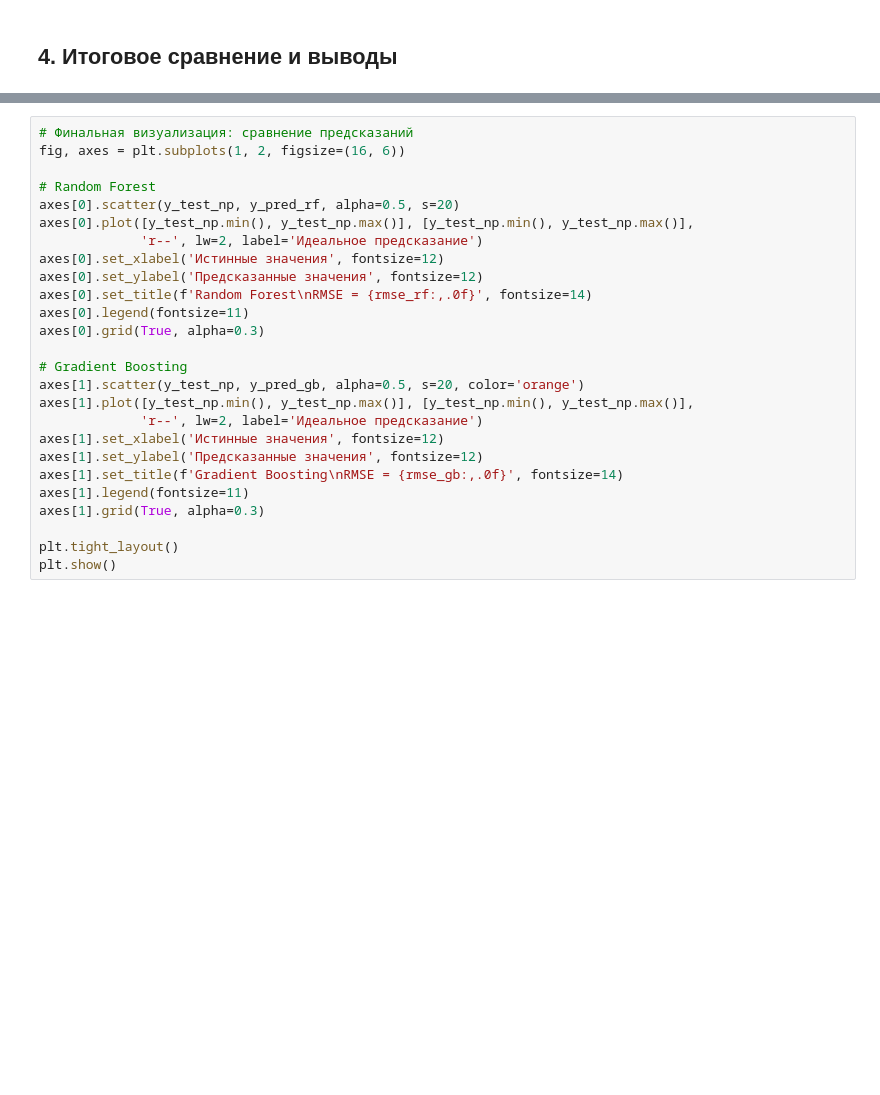
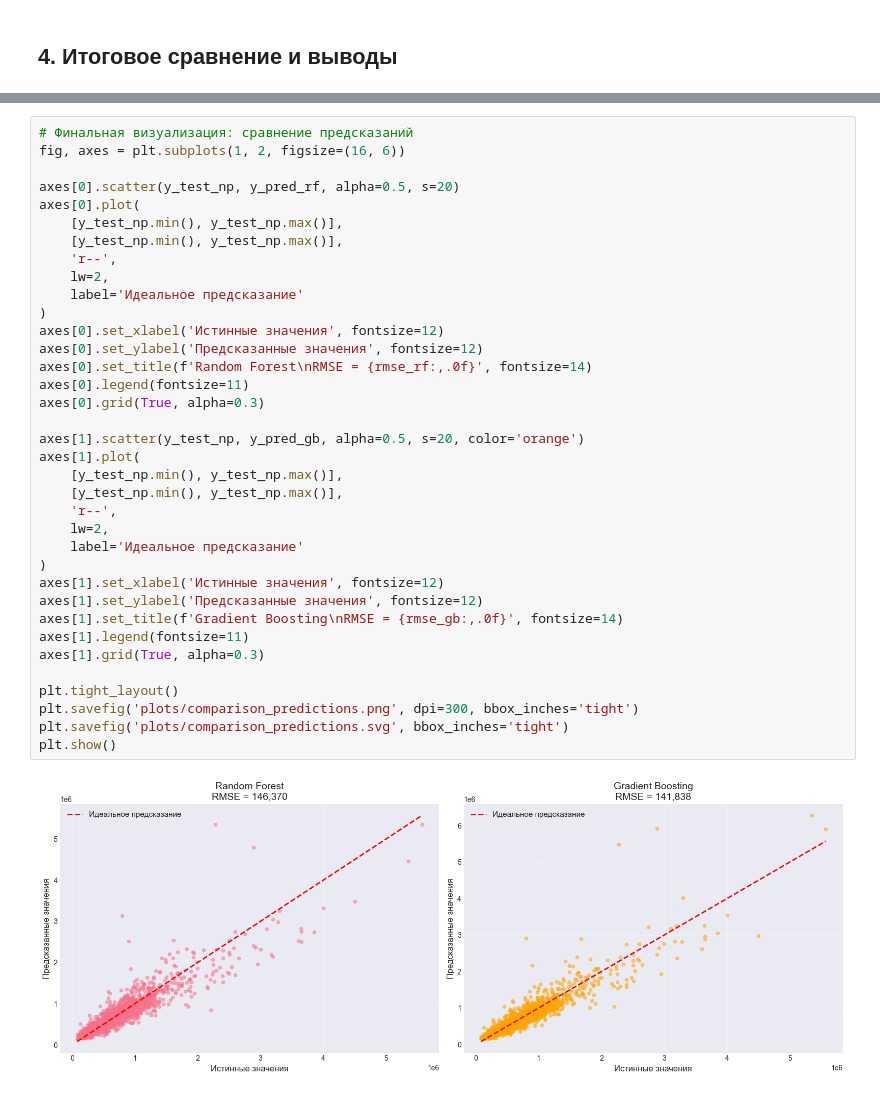
Before and after one commit to msu-cmc/prak-mmp-5-semestr-task3, a Jupyter notebook: experiments/exp.ipynb, the cells around one changed output, grey strips where cells are left out. Saved outputs shown, nothing was run; the diff lists cells and outputs as text; blank space fills up the shorter version.

```diff
--- a/experiments/exp.ipynb
+++ b/experiments/exp.ipynb
@@ -507,27 +724,39 @@ print("="*60)
 # %%
 # Финальная визуализация: сравнение предсказаний
 fig, axes = plt.subplots(1, 2, figsize=(16, 6))
 
-# Random Forest
 axes[0].scatter(y_test_np, y_pred_rf, alpha=0.5, s=20)
-axes[0].plot([y_test_np.min(), y_test_np.max()], [y_test_np.min(), y_test_np.max()],
-             'r--', lw=2, label='Идеальное предсказание')
+axes[0].plot(
+    [y_test_np.min(), y_test_np.max()],
+    [y_test_np.min(), y_test_np.max()],
+    'r--',
+    lw=2,
+    label='Идеальное предсказание'
+)
 axes[0].set_xlabel('Истинные значения', fontsize=12)
 axes[0].set_ylabel('Предсказанные значения', fontsize=12)
 axes[0].set_title(f'Random Forest\nRMSE = {rmse_rf:,.0f}', fontsize=14)
 axes[0].legend(fontsize=11)
 axes[0].grid(True, alpha=0.3)
 
-# Gradient Boosting
 axes[1].scatter(y_test_np, y_pred_gb, alpha=0.5, s=20, color='orange')
-axes[1].plot([y_test_np.min(), y_test_np.max()], [y_test_np.min(), y_test_np.max()],
-             'r--', lw=2, label='Идеальное предсказание')
+axes[1].plot(
+    [y_test_np.min(), y_test_np.max()],
+    [y_test_np.min(), y_test_np.max()],
+    'r--',
+    lw=2,
+    label='Идеальное предсказание'
+)
 axes[1].set_xlabel('Истинные значения', fontsize=12)
 axes[1].set_ylabel('Предсказанные значения', fontsize=12)
 axes[1].set_title(f'Gradient Boosting\nRMSE = {rmse_gb:,.0f}', fontsize=14)
 axes[1].legend(fontsize=11)
 axes[1].grid(True, alpha=0.3)
 
 plt.tight_layout()
+plt.savefig('plots/comparison_predictions.png', dpi=300, bbox_inches='tight')
+plt.savefig('plots/comparison_predictions.svg', bbox_inches='tight')
 plt.show()
+# %% [output]
+[figure, added]
 # %%
```
Also changed, not shown: parts of 18 cells of this notebook, 16 other files.
